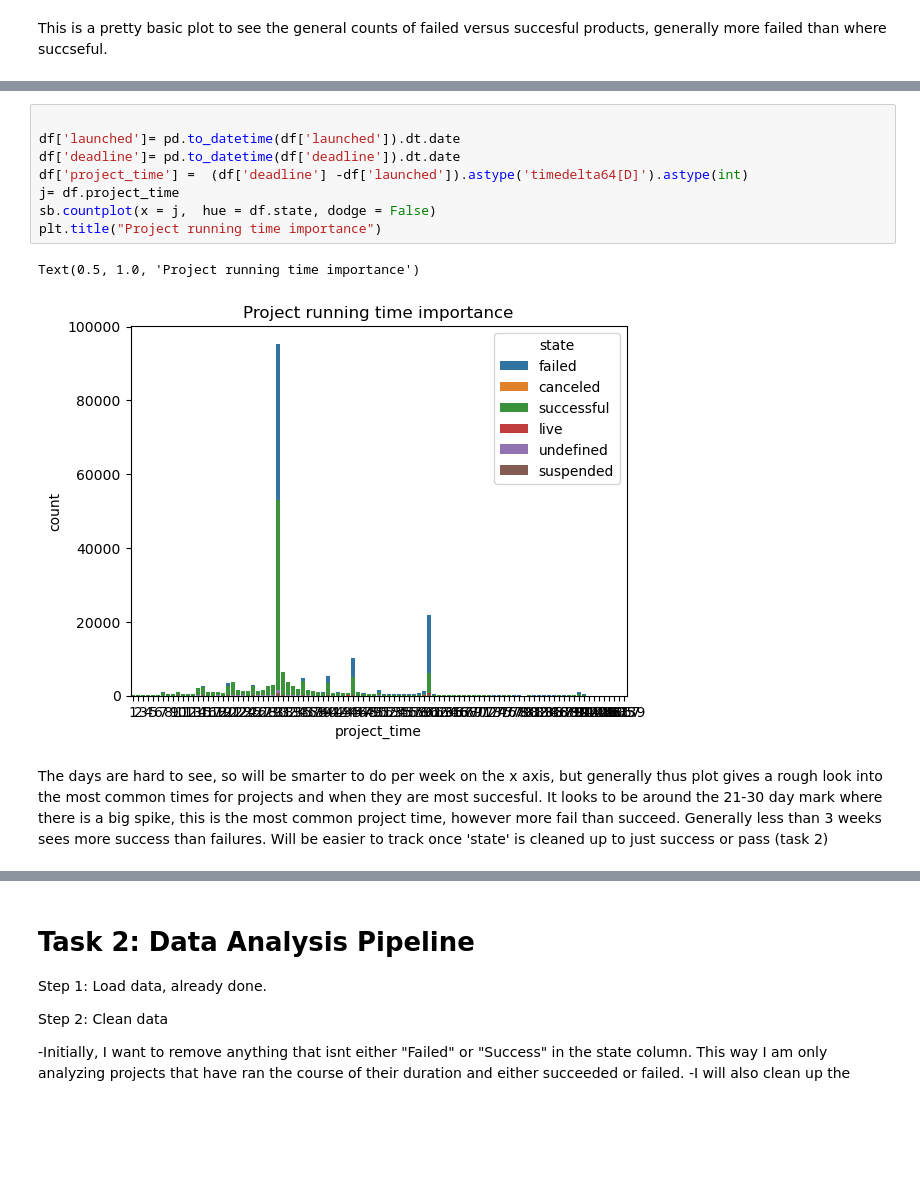
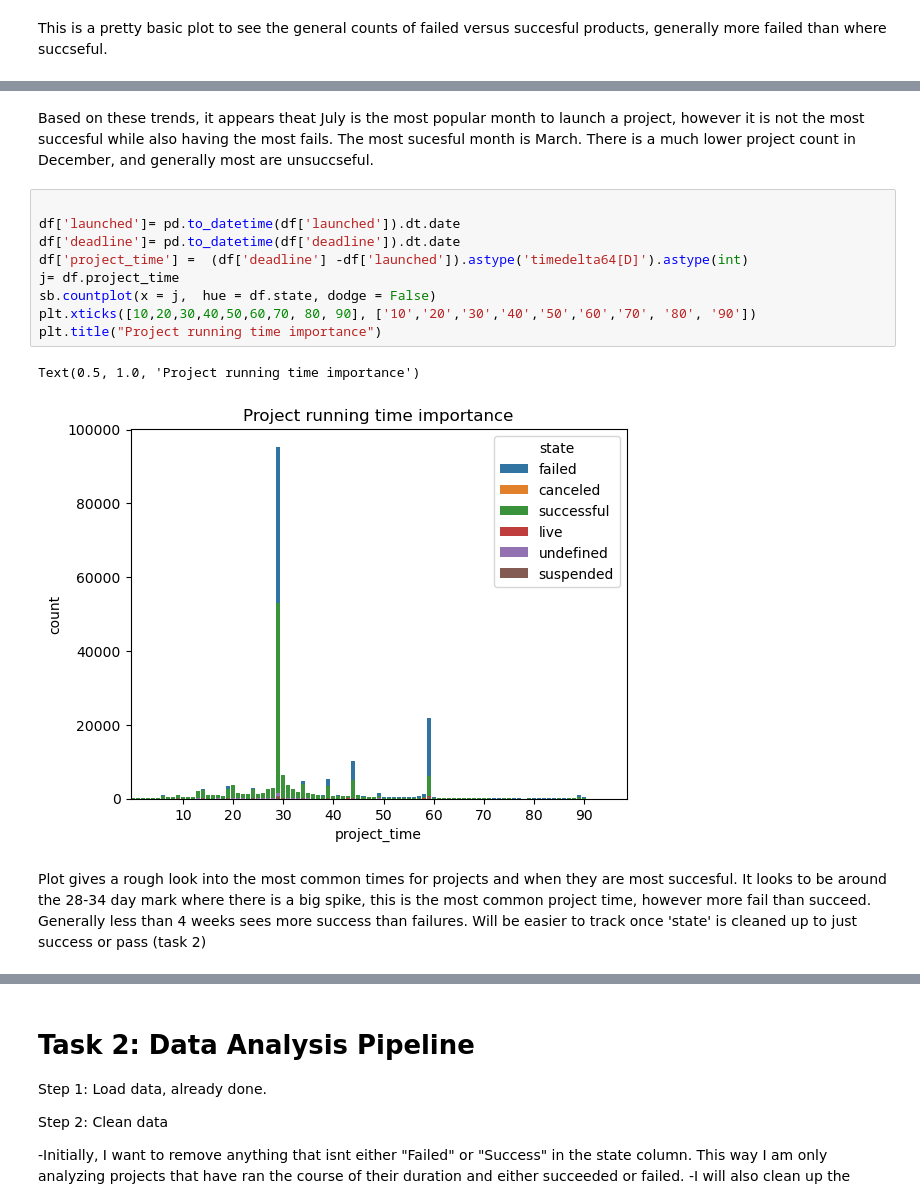
Before and after one commit to aryanagn/Funding-Trend-Navigator, a Jupyter notebook: notebooks/analysis2.ipynb, the cells around one changed output, grey strips where cells are left out. Saved outputs shown, nothing was run; the diff lists cells and outputs as text; blank space fills up the shorter version.

Commit message:
Finished Task 4 and updated visuals

```diff
--- a/notebooks/analysis2.ipynb
+++ b/notebooks/analysis2.ipynb
@@ -83,16 +91,19 @@ This is a pretty basic plot to see the general counts of failed versus succesful
+# %% [markdown]
+Based on these trends, it appears theat July is the most popular month to launch a project, however it is not the most succesful while also having the most fails. The most sucesful month is March. There is a much lower project count in December, and generally most are unsuccseful.
 # %%
 
 df['launched']= pd.to_datetime(df['launched']).dt.date
 df['deadline']= pd.to_datetime(df['deadline']).dt.date
 df['project_time'] =  (df['deadline'] -df['launched']).astype('timedelta64[D]').astype(int)
 j= df.project_time
 sb.countplot(x = j,  hue = df.state, dodge = False)
+plt.xticks([10,20,30,40,50,60,70, 80, 90], ['10','20','30','40','50','60','70', '80', '90'])
 plt.title("Project running time importance")
 # %% [output]
 Text(0.5, 1.0, 'Project running time importance')
-[figure, old version]
+[figure, new version]
 # %% [markdown]
-The days are hard to see, so will be smarter to do per week on the x axis, but generally thus plot gives a rough look into the most common times for projects and when they are most succesful. It looks to be around the 21-30 day mark where there is a big spike, this is the most common project time, however more fail than succeed. Generally less than 3 weeks sees more success than failures. Will be easier to track once 'state' is cleaned up to just success or pass (task 2)
+Plot gives a rough look into the most common times for projects and when they are most succesful. It looks to be around the 28-34 day mark where there is a big spike, this is the most common project time, however more fail than succeed. Generally less than 4 weeks sees more success than failures. Will be easier to track once 'state' is cleaned up to just success or pass (task 2)
 # %%
 import seaborn as sb
 import matplotlib.pyplot as plt
```
Also changed, not shown: parts of 13 cells of this notebook, 2 other files.
